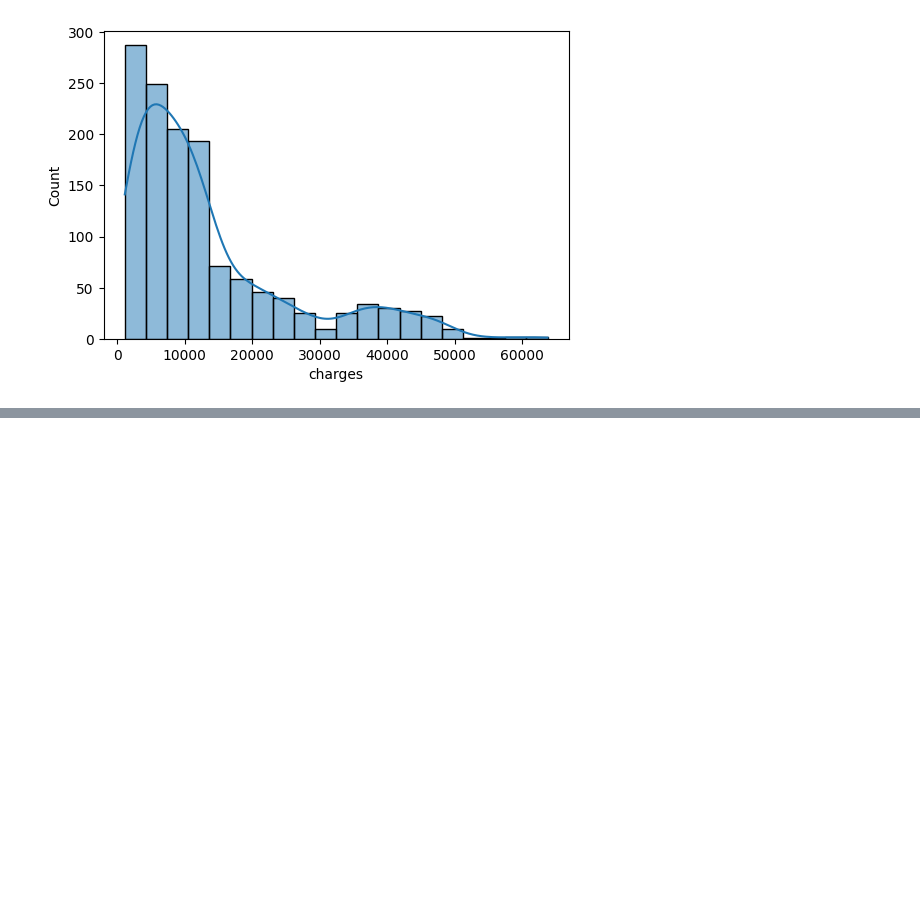
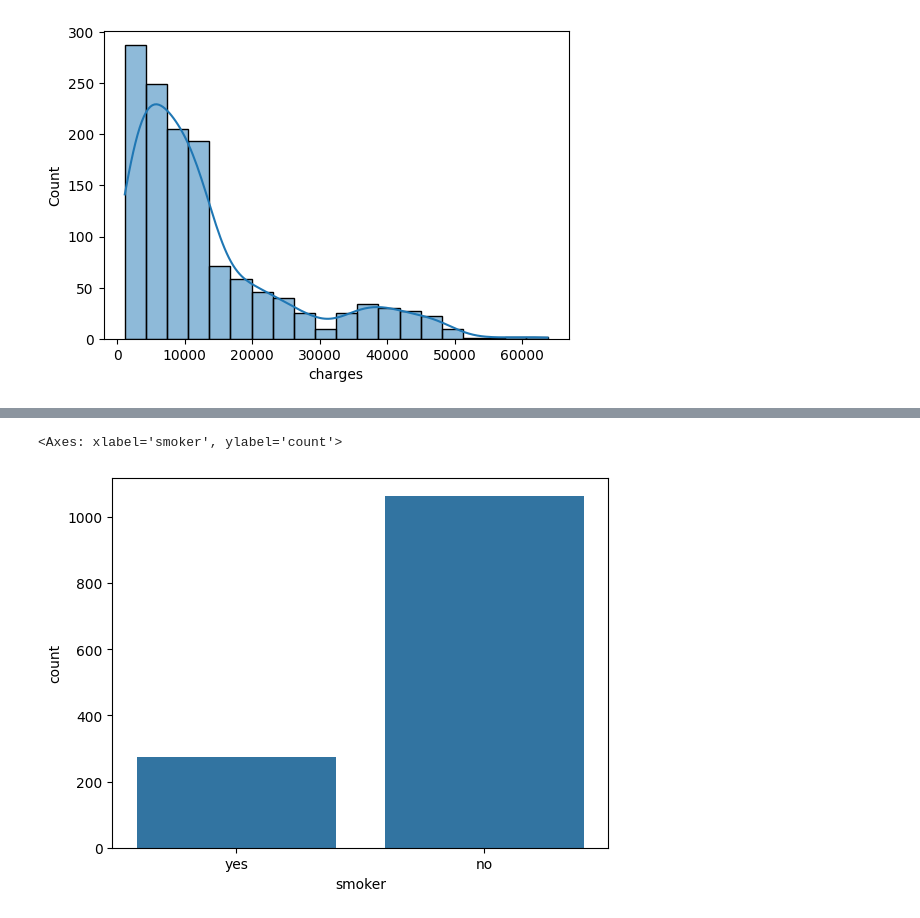
Before and after one commit to gyr0byte/ML-Foundations, a Jupyter notebook: Foundation For ML/1_foundation_project.ipynb, the cells around one changed output, grey strips where cells are left out. Cells and saved outputs as stored; diff of their text form; code cells hidden in the pictures; blank space fills up the shorter version.

```diff
--- a/Foundation For ML/1_foundation_project.ipynb
+++ b/Foundation For ML/1_foundation_project.ipynb
@@ -79,0 +90,5 @@ for col in numeric_columns:
+# %%
+sns.countplot(x=df['smoker'])
+# %% [output]
+<Axes: xlabel='smoker', ylabel='count'>
+[figure, added]
```
Also changed, not shown: parts of 3 cells of this notebook.
